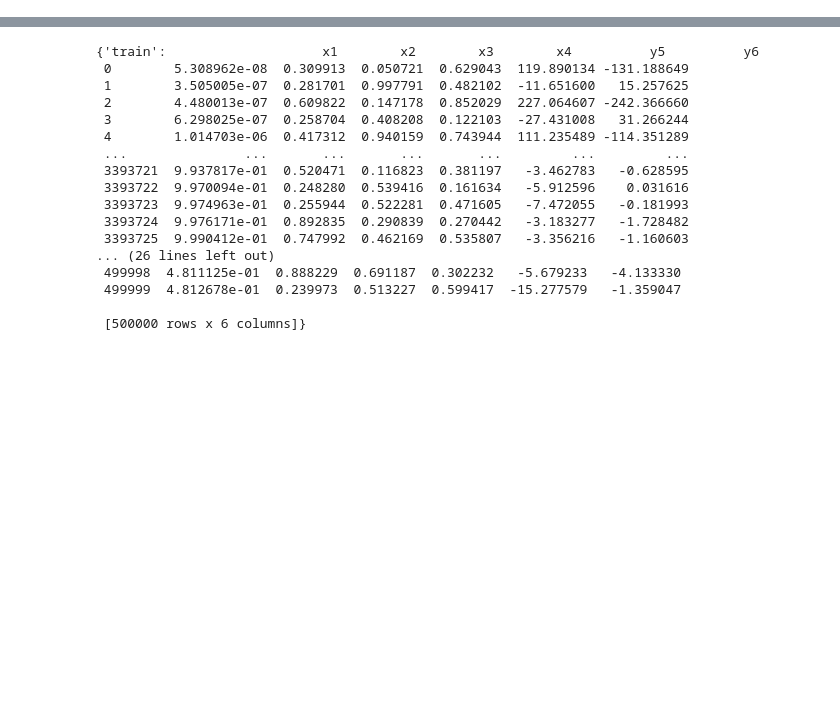
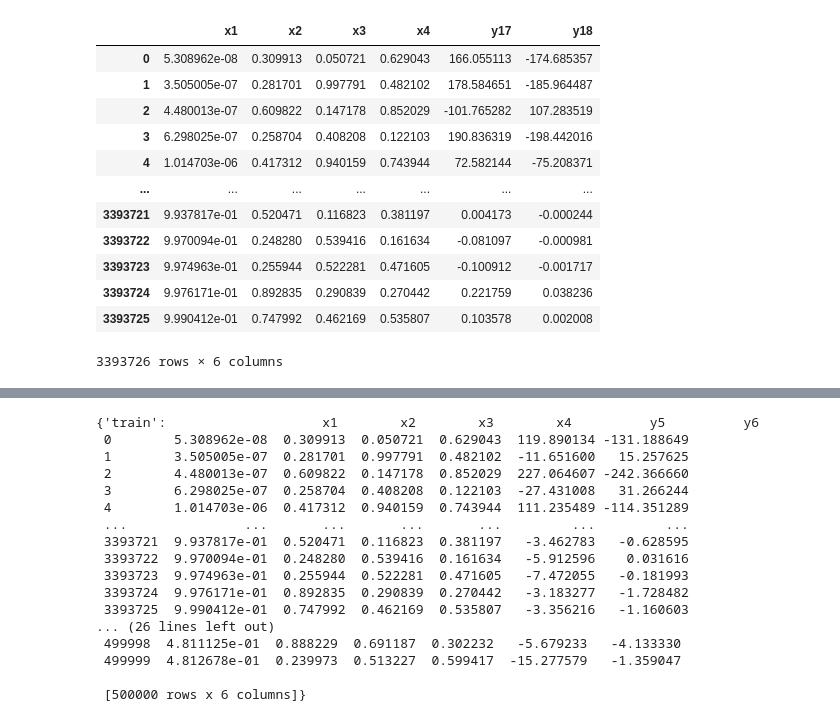
Before and after one commit to talismanbrandi/qqzz4l-NN, a Jupyter notebook: notebooks/debugging.ipynb, the cells around one changed output, grey strips where cells are left out. Saved outputs shown, nothing was run; the diff lists cells and outputs as text; code cells hidden in the pictures; blank space fills up the shorter version.

```diff
--- a/notebooks/debugging.ipynb
+++ b/notebooks/debugging.ipynb
@@ -3,7 +3,7 @@ config = {
     "model_type": "skip-light",
     "input_shape": 4,
     "amplitude_shape": 36,
-    "data_dir": "/scratch/akula.ha/dataset",
+    "data_dir": "/scratch/hakula/dataset",
     "seed": 42,
     "var_y": [
         "y5",
@@ -262,0 +328,16 @@ To adjust logging level use sc.setLogLevel(newLevel). For SparkR, use setLogLeve
+# %%
+df["train"]
+# %% [output]
+|  | x1 | x2 | x3 | x4 | y17 | y18 |
+| 0 | 5.308962e-08 | 0.309913 | 0.050721 | 0.629043 | 166.055113 | -174.685357 |
+| 1 | 3.505005e-07 | 0.281701 | 0.997791 | 0.482102 | 178.584651 | -185.964487 |
+| 2 | 4.480013e-07 | 0.609822 | 0.147178 | 0.852029 | -101.765282 | 107.283519 |
+| 3 | 6.298025e-07 | 0.258704 | 0.408208 | 0.122103 | 190.836319 | -198.442016 |
+| 4 | 1.014703e-06 | 0.417312 | 0.940159 | 0.743944 | 72.582144 | -75.208371 |
+| ... | ... | ... | ... | ... | ... | ... |
+| 3393721 | 9.937817e-01 | 0.520471 | 0.116823 | 0.381197 | 0.004173 | -0.000244 |
+| 3393722 | 9.970094e-01 | 0.248280 | 0.539416 | 0.161634 | -0.081097 | -0.000981 |
+| 3393723 | 9.974963e-01 | 0.255944 | 0.522281 | 0.471605 | -0.100912 | -0.001717 |
+| 3393724 | 9.976171e-01 | 0.892835 | 0.290839 | 0.270442 | 0.221759 | 0.038236 |
+| 3393725 | 9.990412e-01 | 0.747992 | 0.462169 | 0.535807 | 0.103578 | 0.002008 |
+3393726 rows × 6 columns
```
Also changed, not shown: parts of 5 cells of this notebook, 12 other files.
